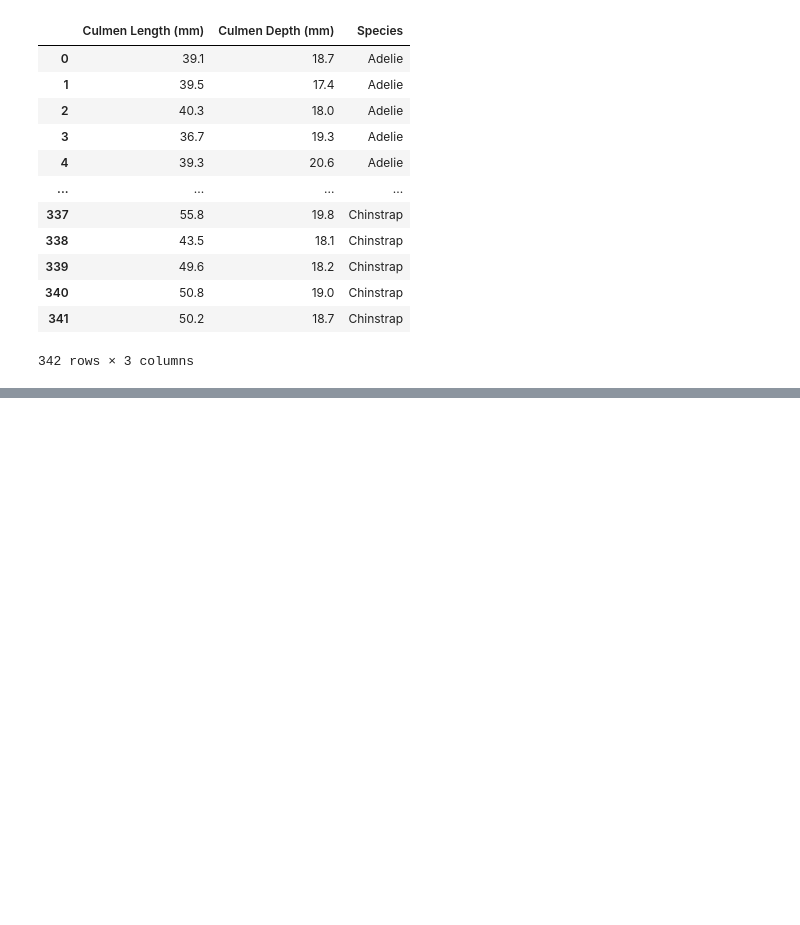
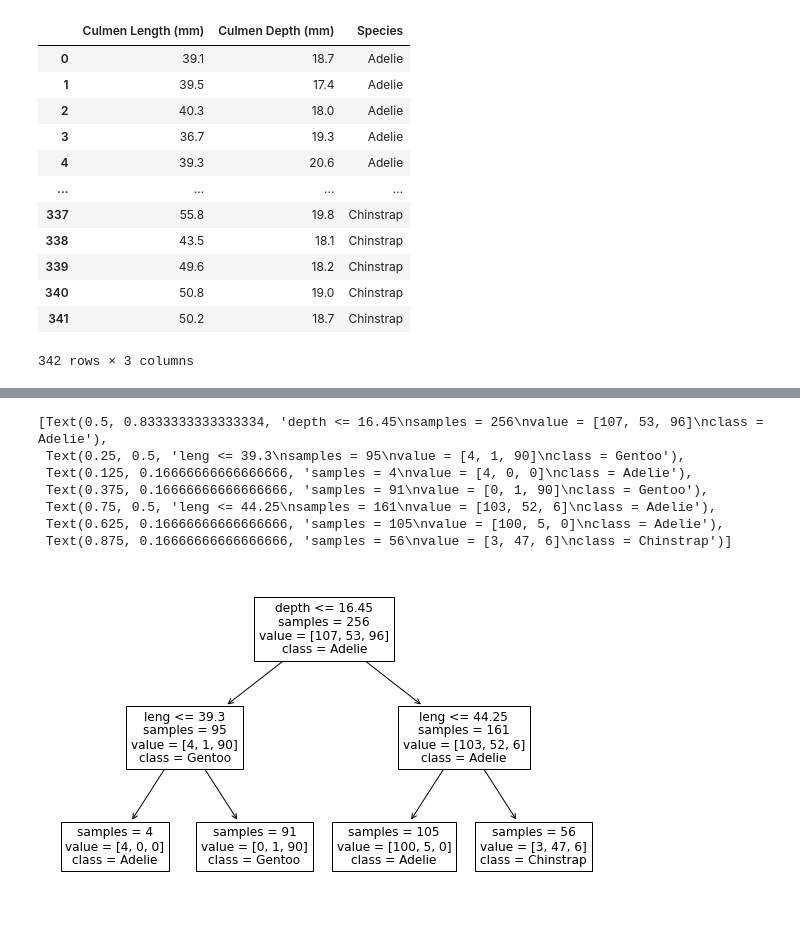
Before and after one commit to yangoos57/dataStudy, a Jupyter notebook: ML/[inria] scikit-learn course/M05_01 Build a classification decision tree .ipynb, the cells around one changed output, grey strips where cells are left out. Cells and saved outputs as stored; diff of their text form; code cells hidden in the pictures; blank space fills up the shorter version.

```diff
--- a/ML/[inria] scikit-learn course/M05_01 Build a classification decision tree .ipynb
+++ b/ML/[inria] scikit-learn course/M05_01 Build a classification decision tree .ipynb
@@ -24,0 +82,14 @@ data_train, data_test, target_train, target_test = train_test_split(penguins.dro
+# %%
+from sklearn.tree import plot_tree
+import matplotlib.pyplot as plt
+plt.figure(figsize=(10,6))
+plot_tree(tree,feature_names=data_train.columns, class_names=target_test.unique(), impurity=False)
+# %% [output]
+[Text(0.5, 0.8333333333333334, 'depth <= 16.45\nsamples = 256\nvalue = [107, 53, 96]\nclass = Adelie'),
+ Text(0.25, 0.5, 'leng <= 39.3\nsamples = 95\nvalue = [4, 1, 90]\nclass = Gentoo'),
+ Text(0.125, 0.16666666666666666, 'samples = 4\nvalue = [4, 0, 0]\nclass = Adelie'),
+ Text(0.375, 0.16666666666666666, 'samples = 91\nvalue = [0, 1, 90]\nclass = Gentoo'),
+ Text(0.75, 0.5, 'leng <= 44.25\nsamples = 161\nvalue = [103, 52, 6]\nclass = Adelie'),
+ Text(0.625, 0.16666666666666666, 'samples = 105\nvalue = [100, 5, 0]\nclass = Adelie'),
+ Text(0.875, 0.16666666666666666, 'samples = 56\nvalue = [3, 47, 6]\nclass = Chinstrap')]
+[figure, added]
```
Also changed, not shown: parts of 12 cells of this notebook, 6 other files.
